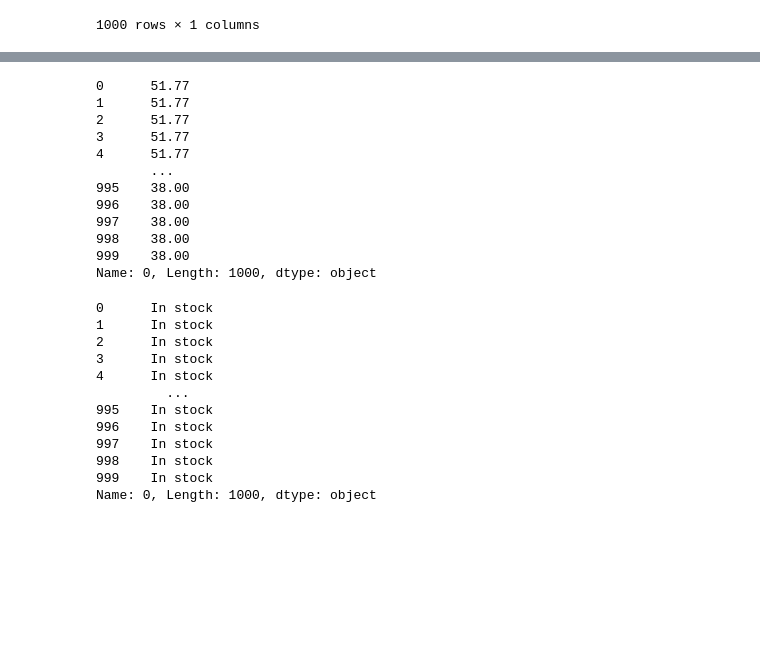
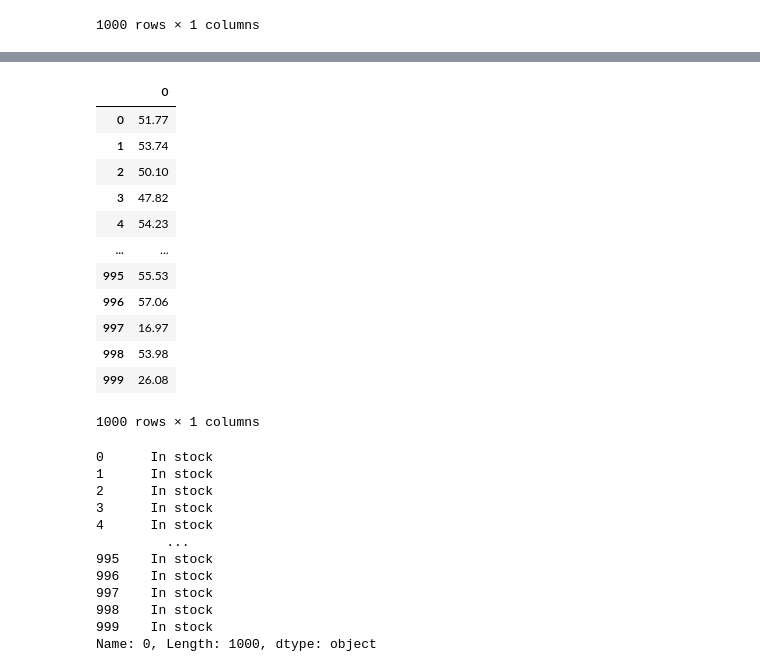
Before and after one commit to LaurenceAndraud/cyber-detective, a Jupyter notebook: Cyber detective.ipynb, the cells around one changed output, grey strips where cells are left out. Cells and saved outputs as stored; diff of their text form; code cells hidden in the pictures; blank space fills up the shorter version.

```diff
--- a/Cyber detective.ipynb
+++ b/Cyber detective.ipynb
@@ -410,21 +408,22 @@ ratings
 1000 rows × 1 columns
 # %%
-prices = pd.DataFrame(data = prices)[0]
-prices = prices.str.replace('£', '')
+prices = pd.DataFrame(data = prices)
+prices = prices.replace('£', '')
 prices
 # %% [output]
+|  | 0 |
+| 0 | 51.77 |
+| 1 | 53.74 |
+| 2 | 50.10 |
+| 3 | 47.82 |
+| 4 | 54.23 |
+| ... | ... |
+| 995 | 55.53 |
+| 996 | 57.06 |
+| 997 | 16.97 |
+| 998 | 53.98 |
+| 999 | 26.08 |
-0      51.77
-1      51.77
-2      51.77
-3      51.77
-4      51.77
-       ...
-995    38.00
-996    38.00
-997    38.00
-998    38.00
-999    38.00
-Name: 0, Length: 1000, dtype: object
+1000 rows × 1 columns
 # %%
 stock = pd.DataFrame(data = stock_availability)[0]
 stock
```
Also changed, not shown: parts of 14 cells of this notebook, 11 other files.
